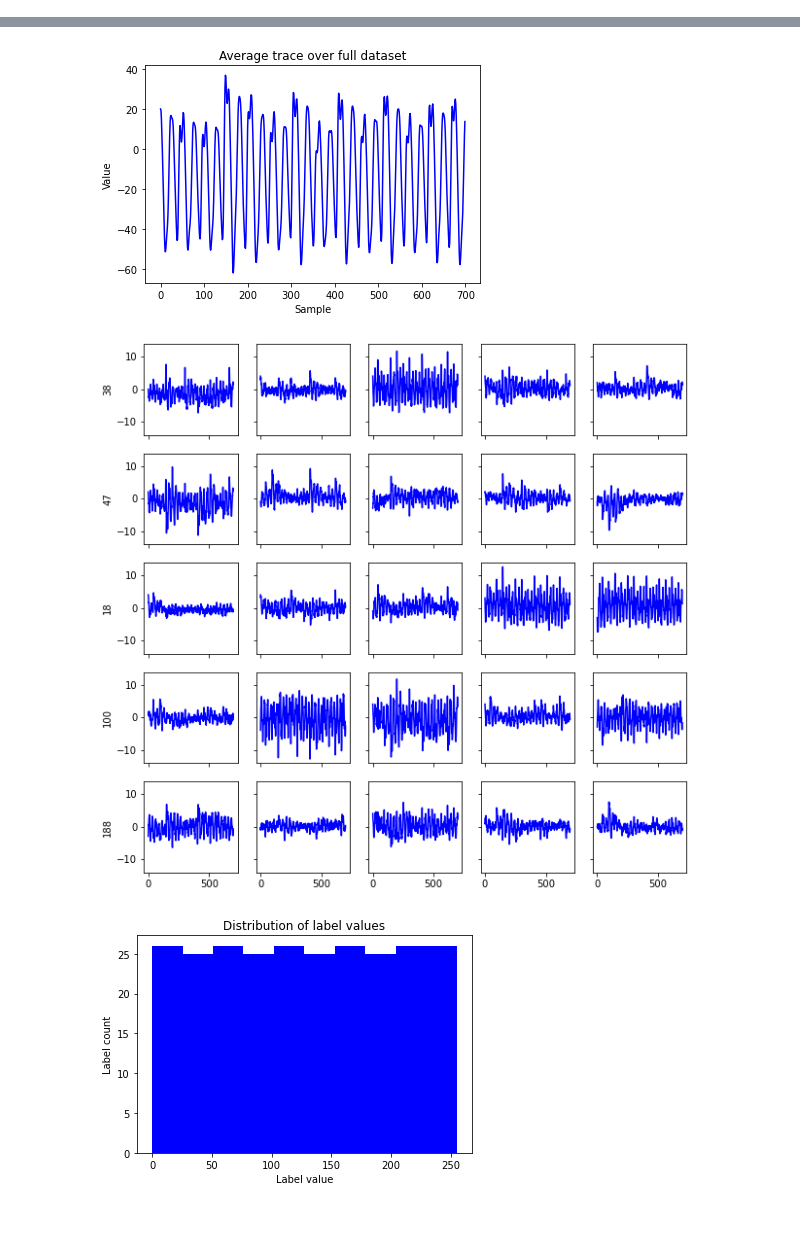
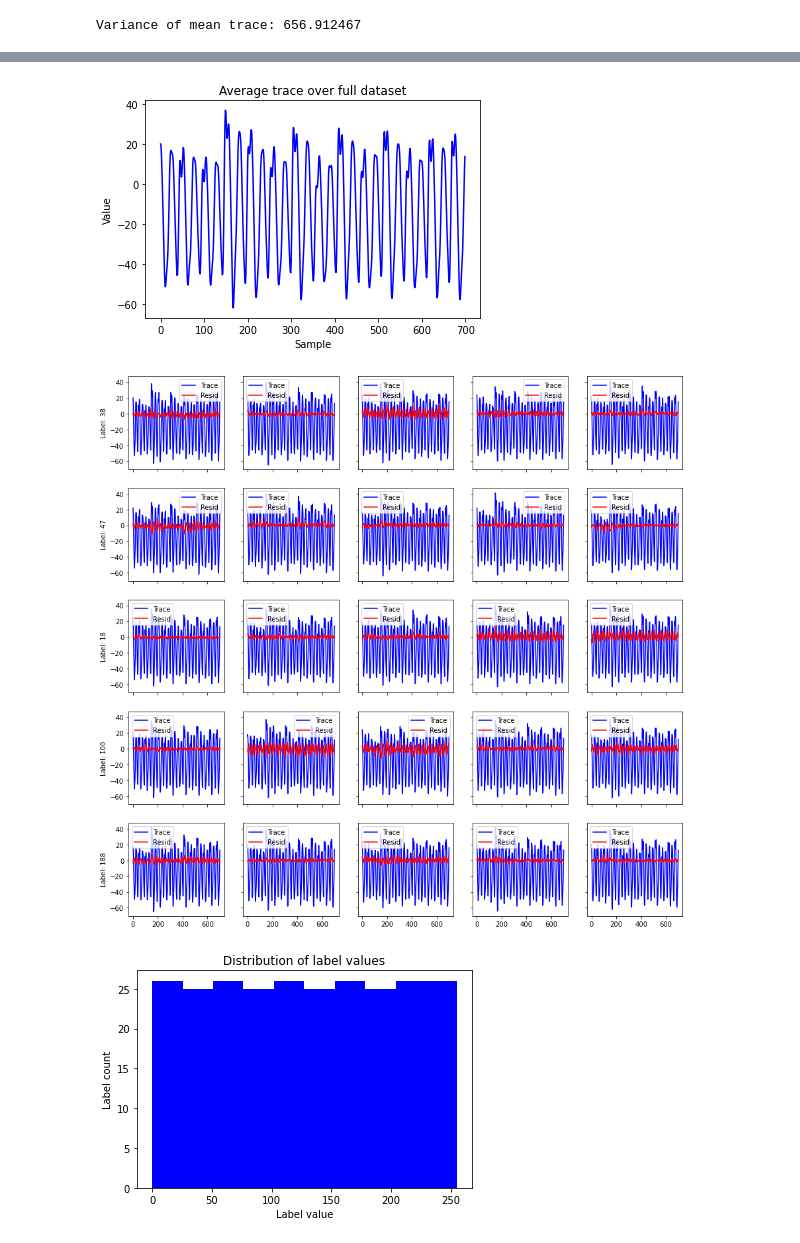
Before and after one commit to jimgammell/sca_defense, a Jupyter notebook: analyze_dataset.ipynb, the cells around one changed output, grey strips where cells are left out. Cells and saved outputs as stored; diff of their text form; code cells hidden in the pictures.

Commit message:
Finished analyzing datasets. Pretty confident that dataset code is working for ASCAD, Google, Shreyas datasets.

```diff
--- a/analyze_dataset.ipynb
+++ b/analyze_dataset.ipynb
@@ -10,21 +11,21 @@ ascad_dataset_train = AscadDataset(train=True, whiten_traces=False, subtract_mea
 ascad_dataset_test = AscadDataset(train=False, whiten_traces=False, subtract_mean_trace=False)
 purdue_dataset_train = PurdueDataset(train=True, whiten_traces=False, subtract_mean_trace=False)
 purdue_dataset_test = PurdueDataset(train=False, whiten_traces=False, subtract_mean_trace=False)
-google_dataset_train = None
-google_dataset_test = None
+google_dataset_train = GoogleDataset(train=True, whiten_traces=False, subtract_mean_trace=False)
+google_dataset_test = GoogleDataset(train=False, whiten_traces=False, subtract_mean_trace=False)
 # %%
 def analyze_dataset(dataset):
     print('Number of traces: %d'%(len(dataset)))
     eg_trace, _ = dataset[0]
     mean_trace = np.zeros(eg_trace.shape)
-    for idx, (trace, _) in enumerate(dataset):
+    for idx, (trace, _) in tqdm(enumerate(dataset)):
         trace = trace.numpy()
         mean_trace = (idx/(idx+1))*mean_trace + (1/(idx+1))*trace
     mean_trace_var = np.std(mean_trace)**2
     print('Variance of mean trace: %f'%(mean_trace_var))
     residual_vars = []
-    for trace, _ in dataset:
-        trace = trace.numpy()
+    for trace, _ in tqdm(dataset):
+        trace = trace.numpy().flatten()
         residual_var = np.std(trace-mean_trace)**2
         residual_vars.append(residual_var)
     mean_residual_var = np.mean(residual_vars)
@@ -32,7 +33,7 @@ def analyze_dataset(dataset):
     print('SNR: %f'%(mean_residual_var/mean_trace_var))
     trace_vals = []
     label_vals = []
-    for trace, label in dataset:
+    for trace, label in tqdm(dataset):
         trace = trace.numpy()
         label = label.numpy()
         trace_vals.append(np.unique(trace))
@@ -54,7 +55,7 @@ def analyze_dataset(dataset):
     num_labels_to_plot = 5
     plots_per_label = 5
     distinct_labels = dict()
-    for trace, label in dataset:
+    for trace, label in tqdm(dataset):
         label = int(label.numpy())
         if not(label in distinct_labels.keys()):
             if len(distinct_labels.keys()) >= num_labels_to_plot:
@@ -62,22 +63,22 @@ def analyze_dataset(dataset):
             else:
                 distinct_labels[label] = []
                 trace = trace.numpy().flatten()
-                residual = trace-mean_trace.flatten()
-                distinct_labels[label].append(residual)
+                distinct_labels[label].append(trace)
         else:
             if len(distinct_labels[label]) >= plots_per_label:
                 continue
             else:
                 trace = trace.numpy().flatten()
-                residual = trace-mean_trace.flatten()
-                distinct_labels[label].append(residual)
-    fig, axes = plt.subplots(num_labels_to_plot, plots_per_label, figsize=(2*plots_per_label, 2*num_labels_to_plot),
+                distinct_labels[label].append(trace)
+    fig, axes = plt.subplots(num_labels_to_plot, plots_per_label, figsize=(3*plots_per_label, 3*num_labels_to_plot),
                              sharex=True, sharey=True)
     for ridx, label in enumerate(distinct_labels.keys()):
         for cidx in range(len(distinct_labels[label])):
-            axes[ridx, cidx].plot(distinct_labels[label][cidx], color='blue')
+            axes[ridx, cidx].plot(distinct_labels[label][cidx], color='blue', label='Trace')
+            axes[ridx, cidx].plot(distinct_labels[label][cidx]-mean_trace.flatten(), color='red', label='Resid')
+            axes[ridx, cidx].legend()
     for ax, label in zip(axes[:, 0], distinct_labels.keys()):
-        ax.set_ylabel(label)
+        ax.set_ylabel('Label: {}'.format(label))
     plt.show()
 
     fig, ax = plt.subplots()
@@ -86,6 +87,7 @@ def analyze_dataset(dataset):
     ax.set_ylabel('Label count')
     ax.set_title('Distribution of label values')
     plt.show()
+
 
 print('ASCAD training dataset:')
 analyze_dataset(ascad_dataset_train)
@@ -116,0 +112 @@ Label range: 0 -- 255
+Variance of mean trace: 656.912467
@@ -117,3 +119,3 @@ Label range: 0 -- 255
 [figure]
-[figure, old version]
+[figure, new version]
 [figure]
```
Also changed, not shown: parts of 4 cells of this notebook, 2 other files.
